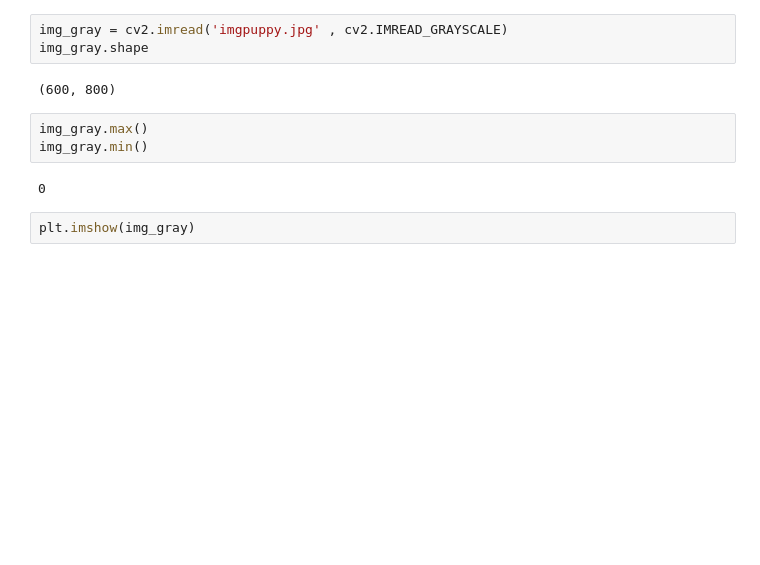
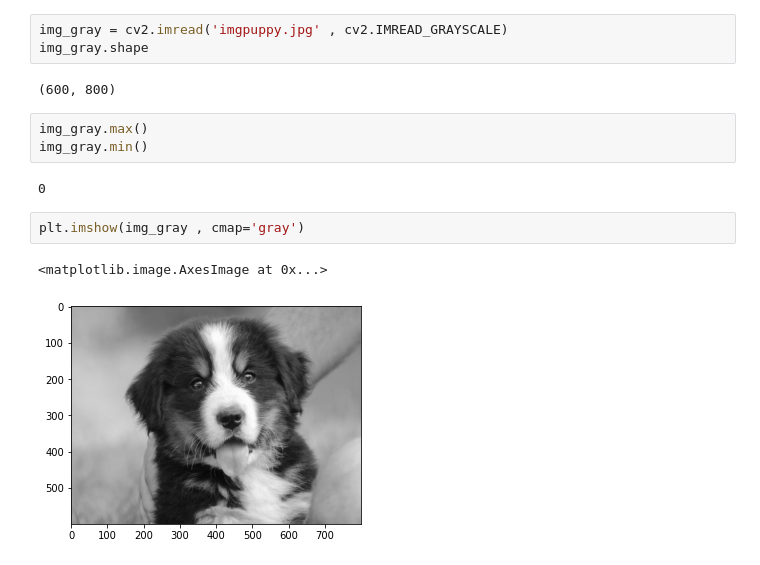
Before and after one commit to rushil00/ML-and-AI-Practice, a Jupyter notebook: opencvImageBasics.ipynb, the cells around one changed output. Drawn from its saved outputs; the diff is of its cells as text; blank space fills up the shorter version.

```diff
--- a/opencvImageBasics.ipynb
+++ b/opencvImageBasics.ipynb
@@ -32,4 +32,7 @@ img_gray.min()
 # %% [output]
 0
 # %%
-plt.imshow(img_gray)
+plt.imshow(img_gray , cmap='gray')
+# %% [output]
+<matplotlib.image.AxesImage at 0x...>
+[figure, added]
```
Also changed, not shown: parts of 23 cells of this notebook.
